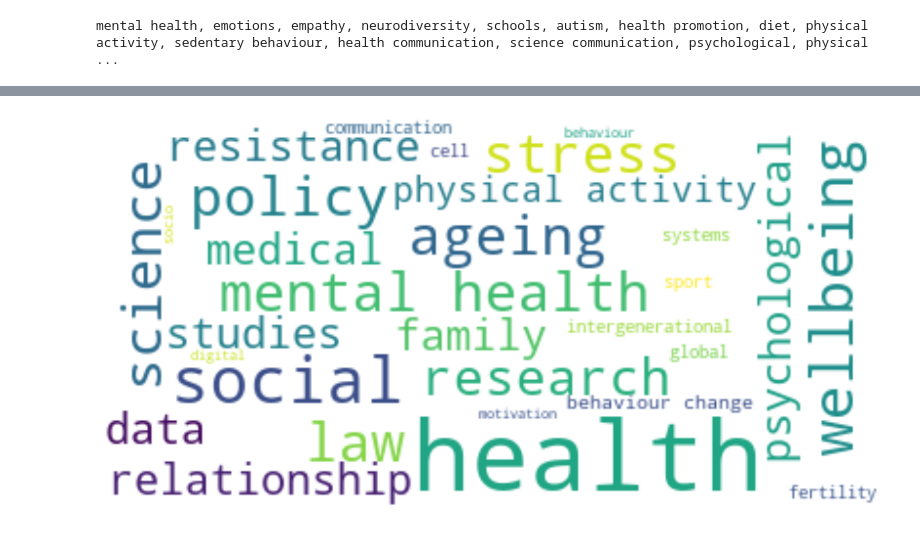
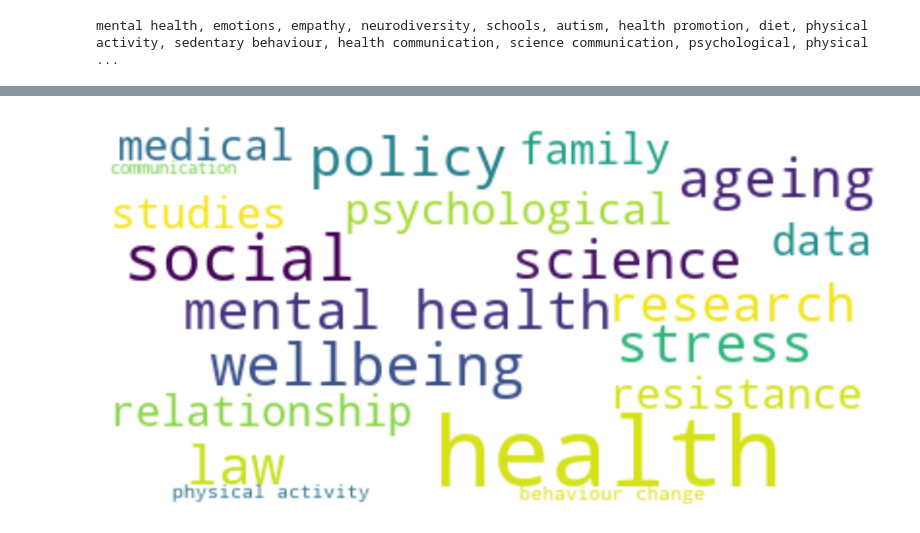
Before and after one commit to lakhi/health_in_society_research_network, a Jupyter notebook: notebooks/word_clouds.ipynb, the cells around one changed output, grey strips where cells are left out. Drawn from its saved outputs; the diff is of its cells as text; code cells hidden in the pictures.

```diff
--- a/notebooks/word_clouds.ipynb
+++ b/notebooks/word_clouds.ipynb
@@ -37,7 +38,7 @@ def clean_keyword(keyword):
 
 df['health_research_keywords'] = df['health_research_keywords'].apply(lambda x: [clean_keyword(keyword) for keyword in x])
 # %%
-replacements = {
+health_keyword_replacements = {
     'aging': 'ageing',
     'AI and health': 'AI',
     'cultural': 'culture',
@@ -71,7 +72,7 @@ replacements = {
 }
 
 df['health_research_keywords'] = df['health_research_keywords'].apply(
-    lambda x: [replacements.get(keyword, keyword) for keyword in x]
+    lambda x: [health_keyword_replacements.get(keyword, keyword) for keyword in x]
 )
 # %%
 health_keywords_text = ''
@@ -85,12 +170,12 @@ mental health, emotions, empathy, neurodiversity, schools, autism, health promot
 # %%
 # Create and generate a word cloud image:
-wordcloud = WordCloud(max_font_size=50, max_words=30, background_color="white").generate(health_keywords_text)
+wordcloud = WordCloud(max_font_size=50, max_words=20, background_color="white").generate(health_keywords_text)
 plt.figure()
 
 # Display the generated image:
 plt.imshow(wordcloud, interpolation='bilinear')
-plt.gcf().set_size_inches(15, 10)
+plt.gcf().set_size_inches(12, 10)
 plt.axis("off")
 plt.show()
 # %% [output]
-[figure, old version]
+[figure, new version]
```
Also changed, not shown: parts of 13 cells of this notebook, 2 other files.
